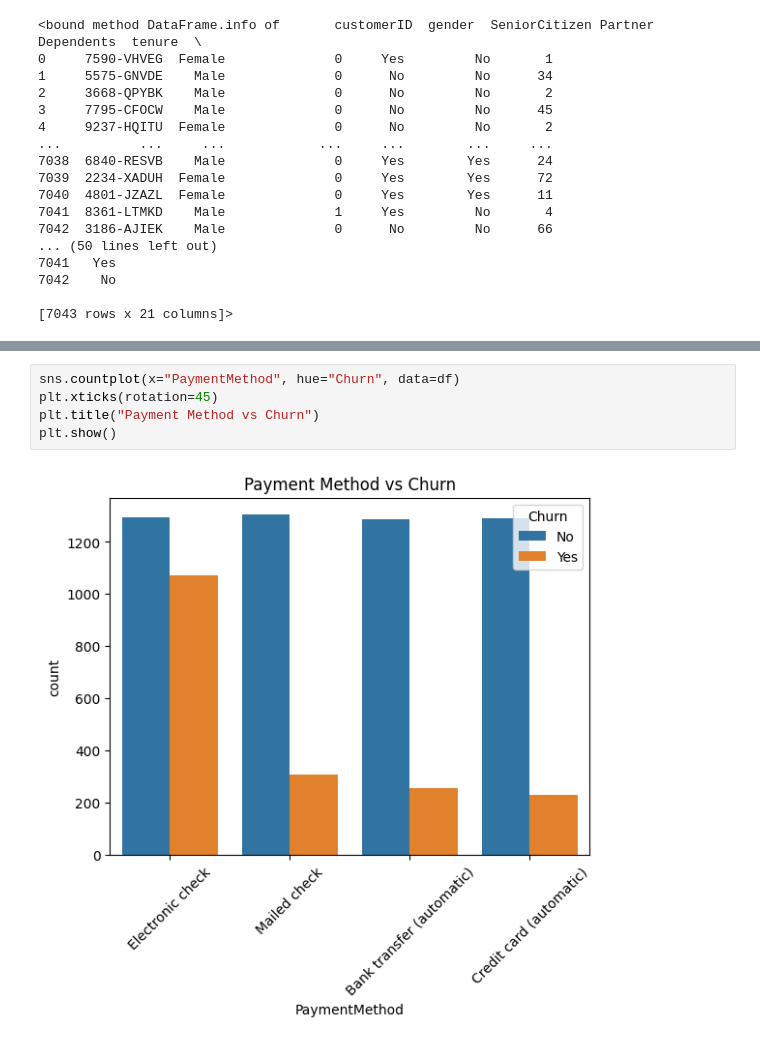
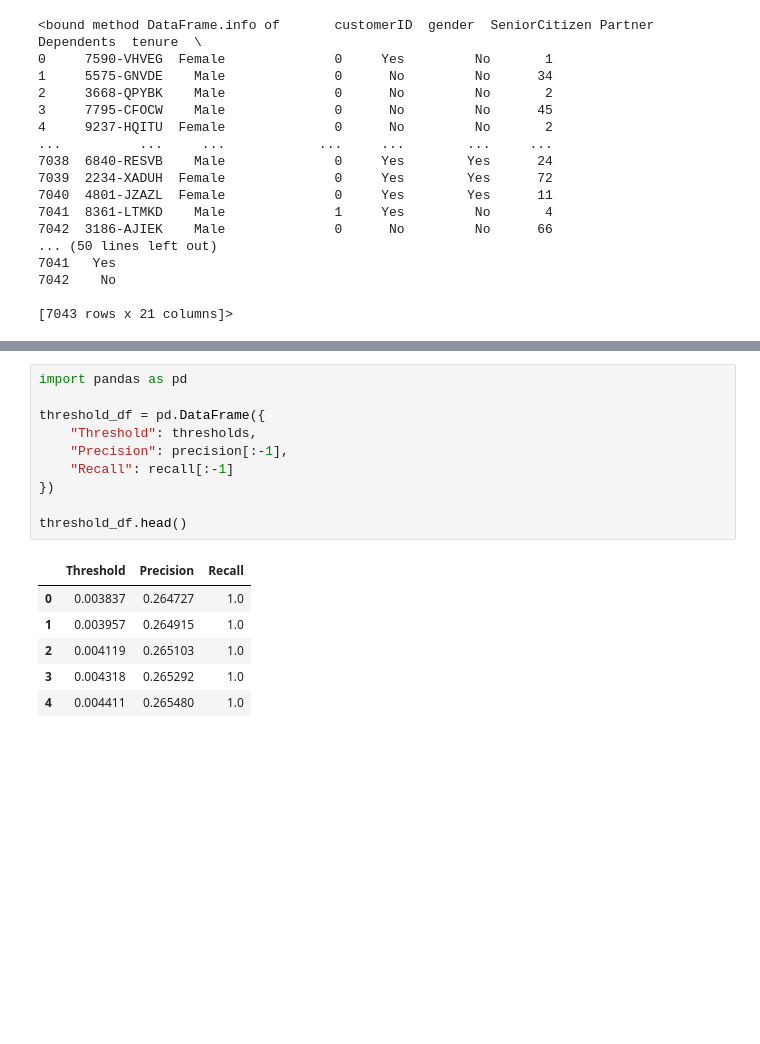
Before and after one commit to arkamrit/telco-customer-churn, a Jupyter notebook: notebooks/01_eda.ipynb, the cells around one changed output, grey strips where cells are left out. Drawn from its saved outputs; the diff is of its cells as text; blank space fills up the shorter version.

```diff
--- a/notebooks/01_eda.ipynb
+++ b/notebooks/01_eda.ipynb
@@ -102,7 +153,17 @@ plt.show()
 # %%
-sns.countplot(x="PaymentMethod", hue="Churn", data=df)
-plt.xticks(rotation=45)
-plt.title("Payment Method vs Churn")
-plt.show()
+import pandas as pd
+
+threshold_df = pd.DataFrame({
+    "Threshold": thresholds,
+    "Precision": precision[:-1],
+    "Recall": recall[:-1]
+})
+
+threshold_df.head()
 # %% [output]
-[figure, removed]
+|  | Threshold | Precision | Recall |
+| 0 | 0.003837 | 0.264727 | 1.0 |
+| 1 | 0.003957 | 0.264915 | 1.0 |
+| 2 | 0.004119 | 0.265103 | 1.0 |
+| 3 | 0.004318 | 0.265292 | 1.0 |
+| 4 | 0.004411 | 0.265480 | 1.0 |
```
Also changed, not shown: parts of 14 cells of this notebook, 7 other files.
